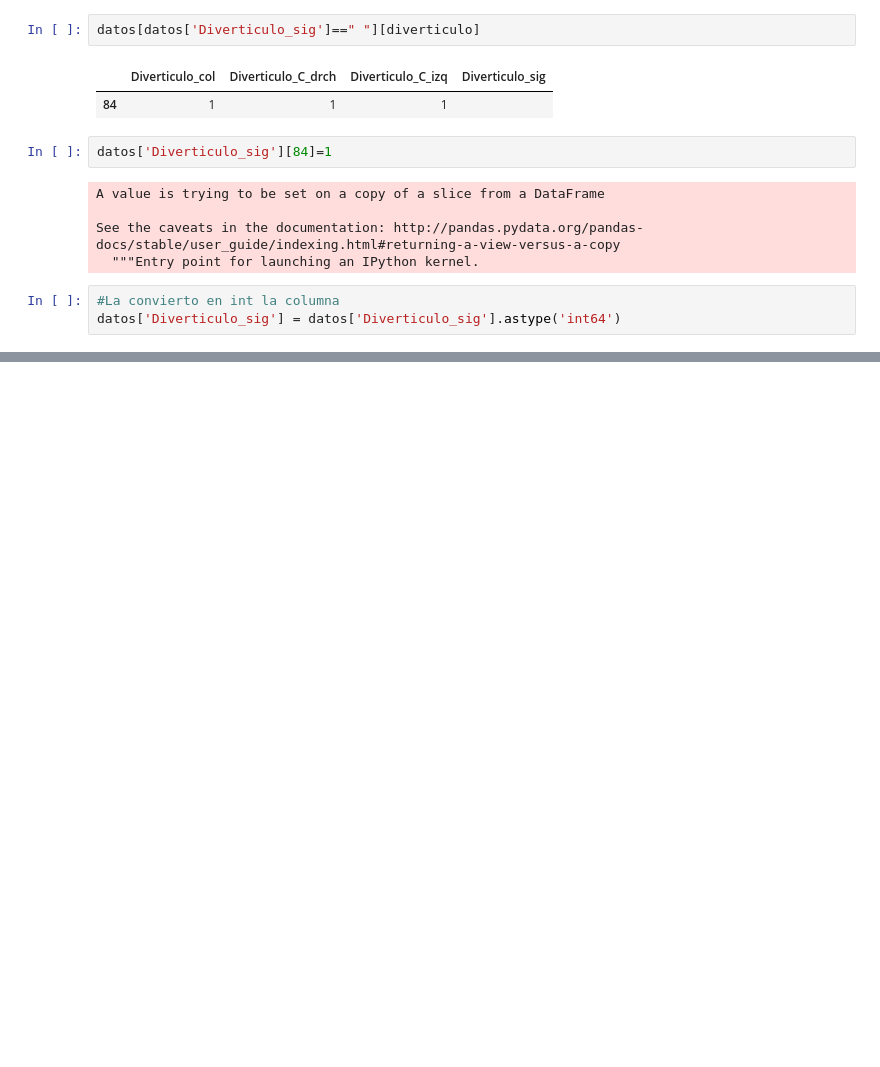
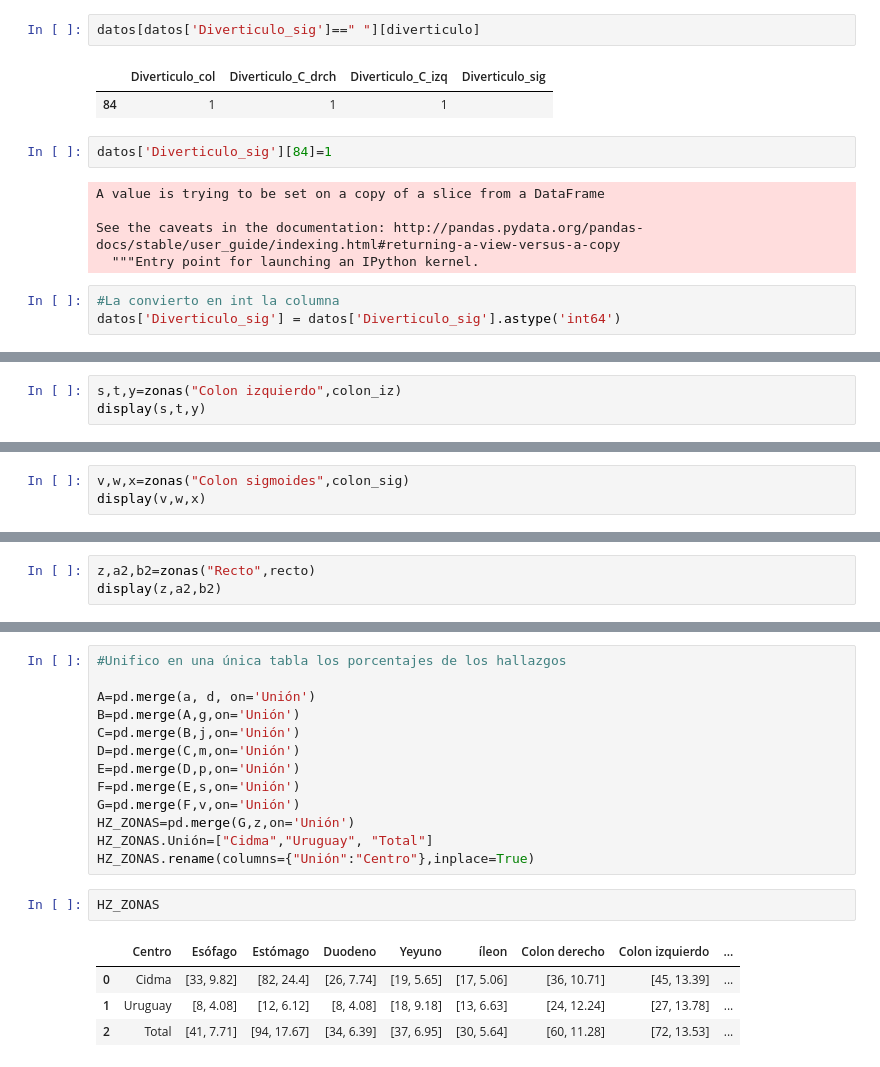
Before and after one commit to Hermenegildo12/Capsula_endoscopia, a Jupyter notebook: Capsula.ipynb, the cells around one changed output, grey strips where cells are left out. Cells and saved outputs as stored; diff of their text form; blank space fills up the shorter version.

Commit message:
011 creo 3 funciones y consigo hacer los hallazgos por porcion del tracto digestivo

```diff
--- a/Capsula.ipynb
+++ b/Capsula.ipynb
@@ -1893,0 +2067,3 @@ suma
+# %%
+s,t,y=zonas("Colon izquierdo",colon_iz)
+display(s,t,y)
@@ -1893,0 +2077,3 @@ suma
+# %%
+v,w,x=zonas("Colon sigmoides",colon_sig)
+display(v,w,x)
@@ -1893,0 +2087,3 @@ suma
+# %%
+z,a2,b2=zonas("Recto",recto)
+display(z,a2,b2)
@@ -1893,0 +2097,20 @@ suma
+# %%
+#Unifico en una única tabla los porcentajes de los hallazgos
+
+A=pd.merge(a, d, on='Unión')
+B=pd.merge(A,g,on='Unión')
+C=pd.merge(B,j,on='Unión')
+D=pd.merge(C,m,on='Unión')
+E=pd.merge(D,p,on='Unión')
+F=pd.merge(E,s,on='Unión')
+G=pd.merge(F,v,on='Unión')
+HZ_ZONAS=pd.merge(G,z,on='Unión')
+HZ_ZONAS.Unión=["Cidma","Uruguay", "Total"]
+HZ_ZONAS.rename(columns={"Unión":"Centro"},inplace=True)
+# %%
+HZ_ZONAS
+# %% [output]
+|  | Centro | Esófago | Estómago | Duodeno | Yeyuno | íleon | Colon derecho | Colon izquierdo | ... |
+| 0 | Cidma | [33, 9.82] | [82, 24.4] | [26, 7.74] | [19, 5.65] | [17, 5.06] | [36, 10.71] | [45, 13.39] | ... |
+| 1 | Uruguay | [8, 4.08] | [12, 6.12] | [8, 4.08] | [18, 9.18] | [13, 6.63] | [24, 12.24] | [27, 13.78] | ... |
+| 2 | Total | [41, 7.71] | [94, 17.67] | [34, 6.39] | [37, 6.95] | [30, 5.64] | [60, 11.28] | [72, 13.53] | ... |
```
Also changed, not shown: parts of 41 cells of this notebook, 1 other file.
